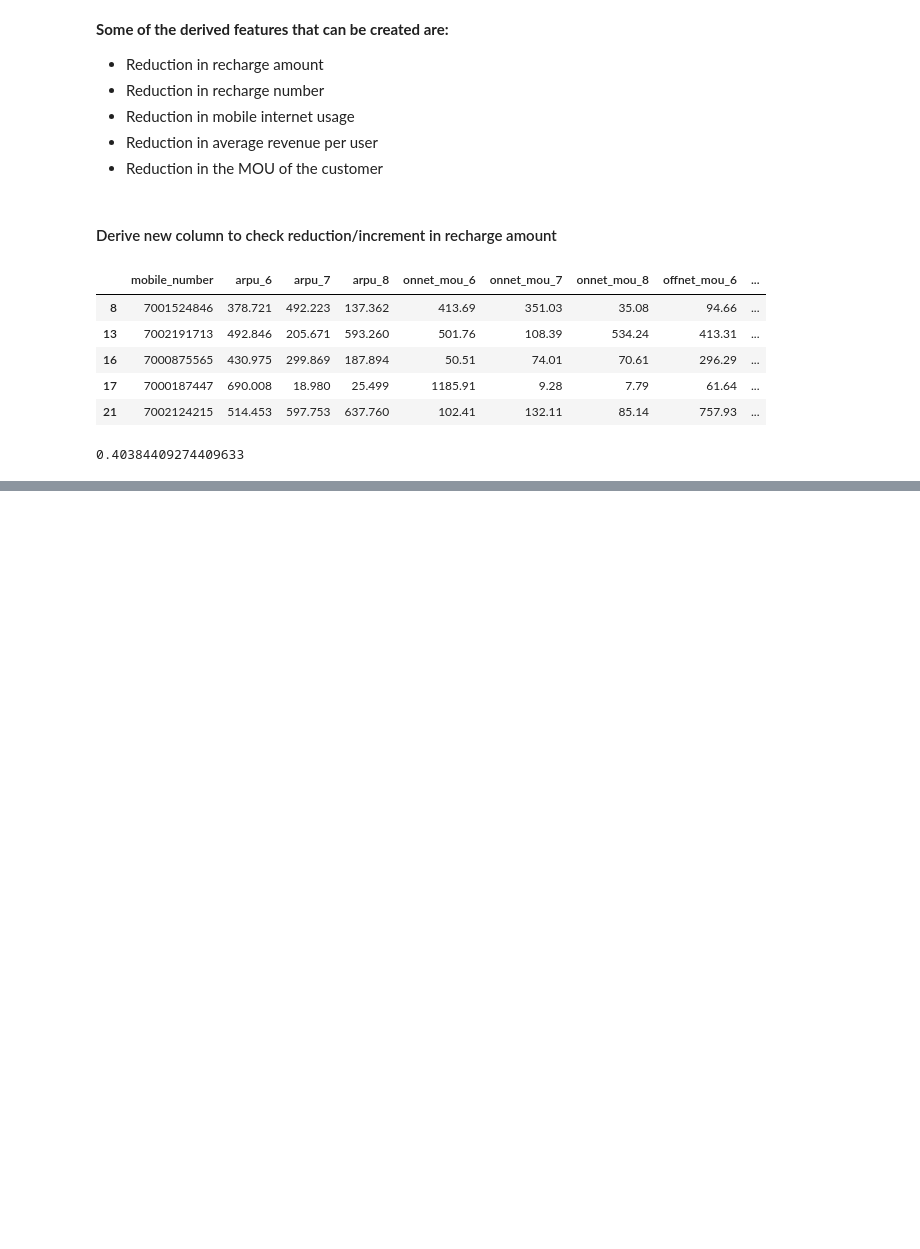
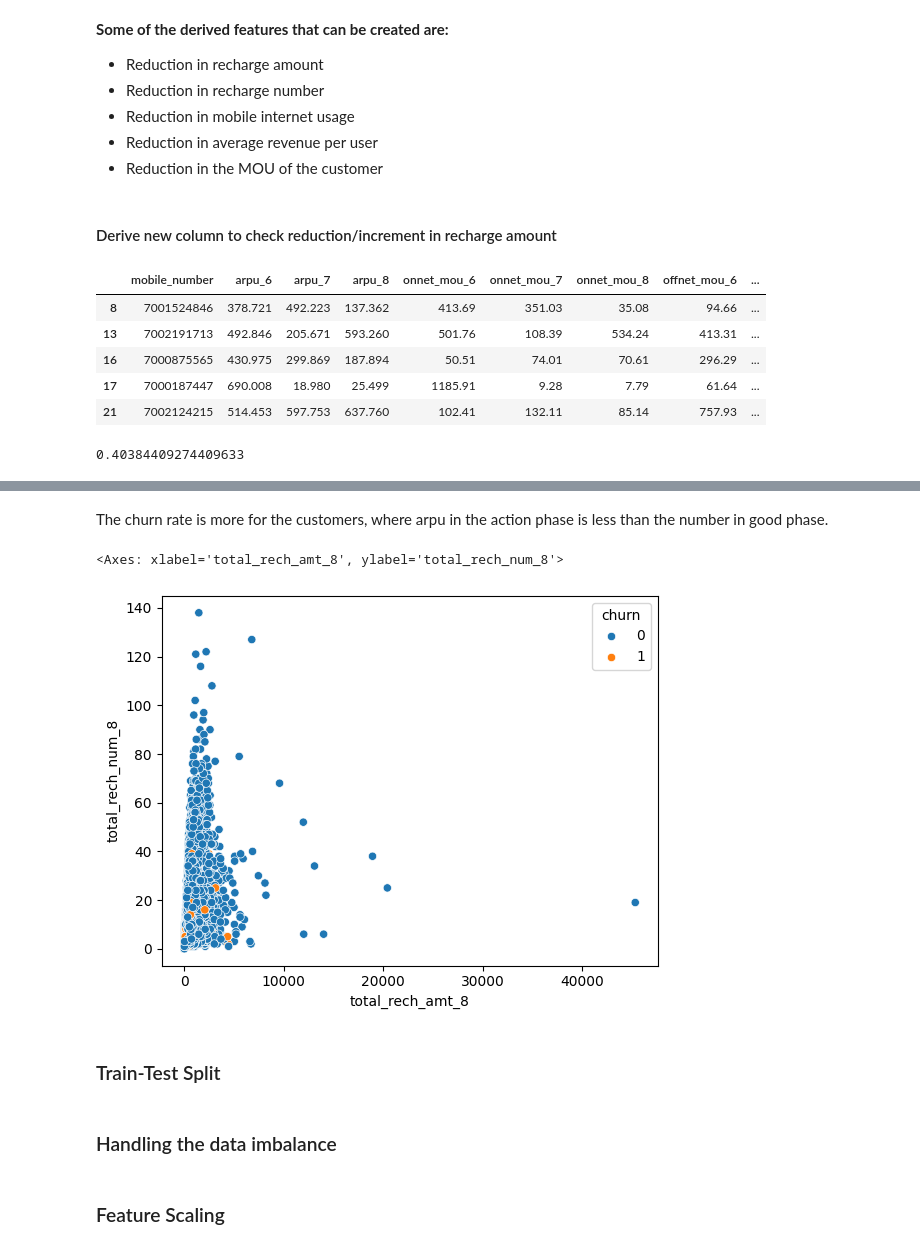
Before and after one commit to AkankshaDwivedi/telecom-churn-assignment, a Jupyter notebook: Telecom_Churn_Case_study.ipynb, the cells around one changed output, grey strips where cells are left out. Drawn from its saved outputs; the diff is of its cells as text; code cells hidden in the pictures; blank space fills up the shorter version.

```diff
--- a/Telecom_Churn_Case_study.ipynb
+++ b/Telecom_Churn_Case_study.ipynb
@@ -869,0 +982,10 @@ telecom_df['decrease_rech_amt_action'].mean()
+# %% [markdown]
+The churn rate is more for the customers, where arpu in the action phase is less than the number in good phase.
+# %%
+#Relationship of recharge amount and number of recharge in action month
+sns.scatterplot(x ='total_rech_amt_8',y='total_rech_num_8', hue='churn' , data = telecom_df)
+# %% [output]
+<Axes: xlabel='total_rech_amt_8', ylabel='total_rech_num_8'>
+[figure, added]
+# %% [markdown]
+### Train-Test Split
@@ -869,0 +1004,2 @@ telecom_df['decrease_rech_amt_action'].mean()
+# %% [markdown]
+### Handling the data imbalance
@@ -869,0 +1011,2 @@ telecom_df['decrease_rech_amt_action'].mean()
+# %% [markdown]
+### Feature Scaling
```
Also changed, not shown: parts of 43 cells of this notebook.
